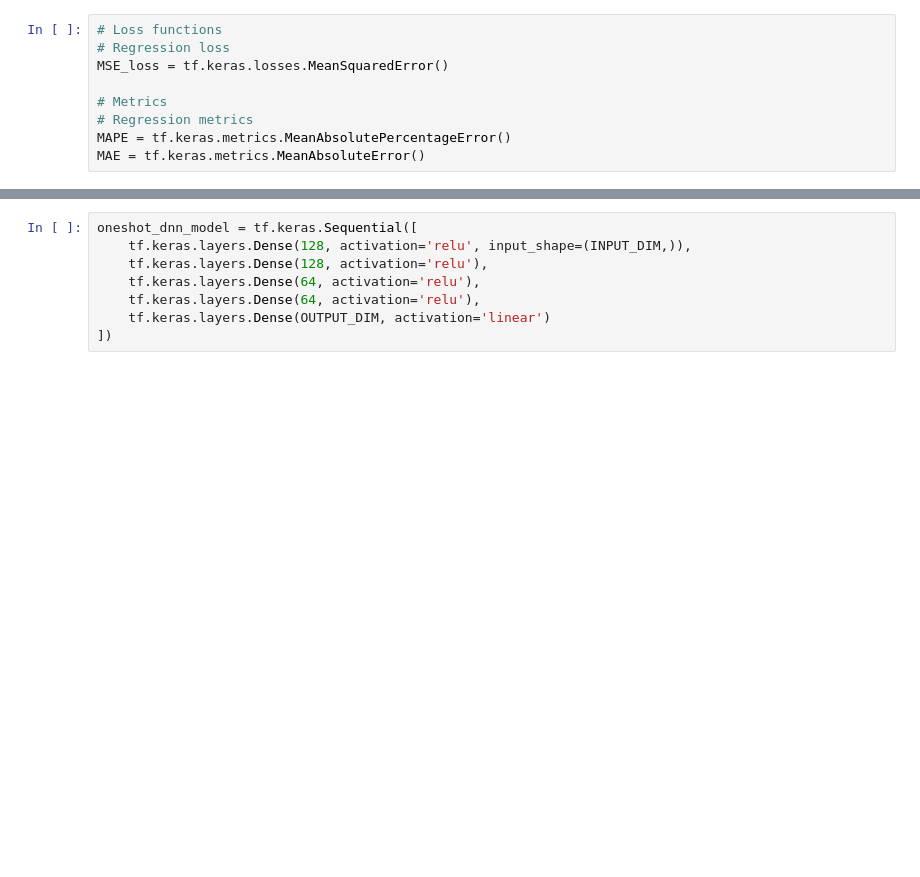
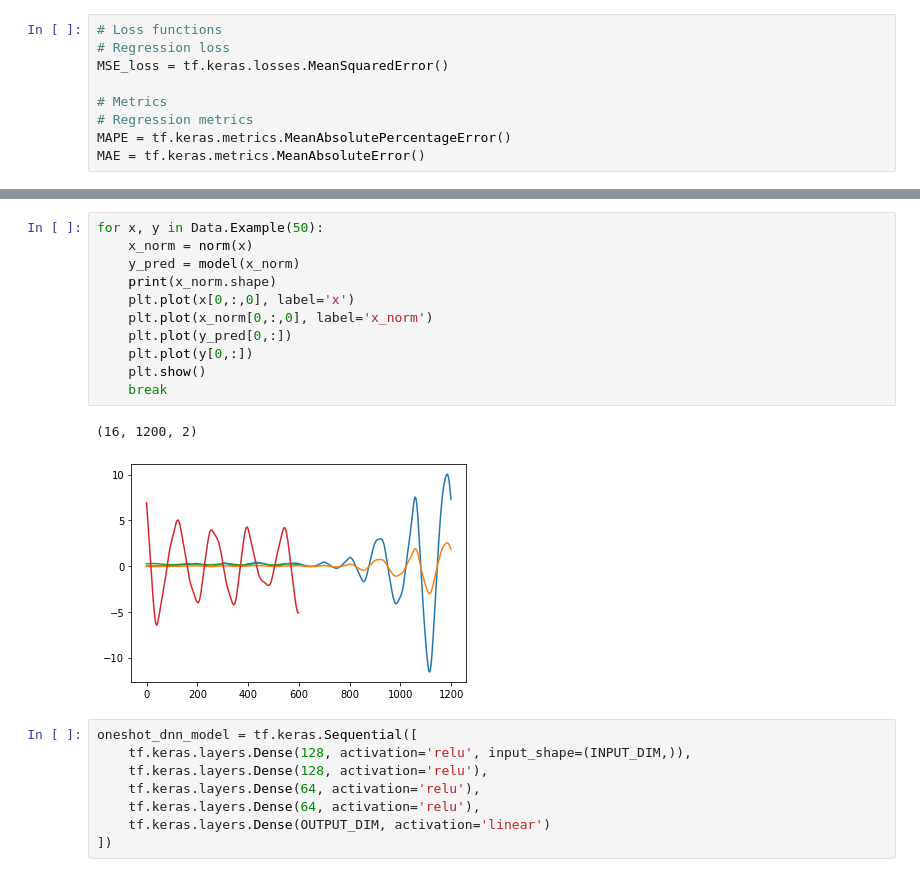
Before and after one commit to Nish171/Parametric_Roll_Detection, a Jupyter notebook: notebooks/model_2.ipynb, the cells around one changed output, grey strips where cells are left out. Saved outputs shown, nothing was run; the diff lists cells and outputs as text; blank space fills up the shorter version.

```diff
--- a/notebooks/model_2.ipynb
+++ b/notebooks/model_2.ipynb
@@ -134,3 +145,17 @@ plt.axis([1e-5, 1e-3, 0, 20])
+# %%
+for x, y in Data.Example(50):
+    x_norm = norm(x)
+    y_pred = model(x_norm)
+    print(x_norm.shape)
+    plt.plot(x[0,:,0], label='x')
+    plt.plot(x_norm[0,:,0], label='x_norm')
+    plt.plot(y_pred[0,:])
+    plt.plot(y[0,:])
+    plt.show()
+    break
+# %% [output]
+(16, 1200, 2)
+[figure, added]
 # %%
 oneshot_dnn_model = tf.keras.Sequential([
     tf.keras.layers.Dense(128, activation='relu', input_shape=(INPUT_DIM,)),
```
Also changed, not shown: parts of 28 cells of this notebook, 55 other files.
